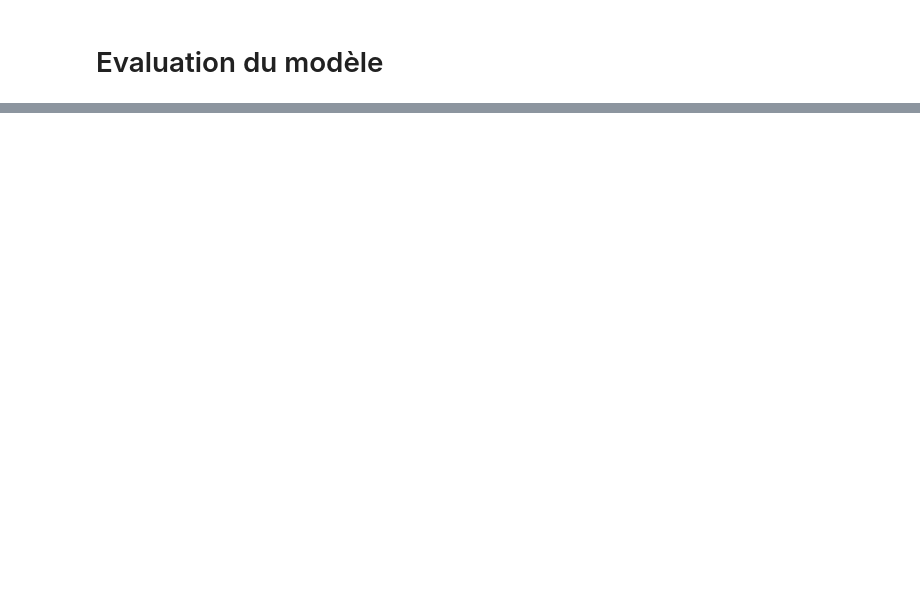
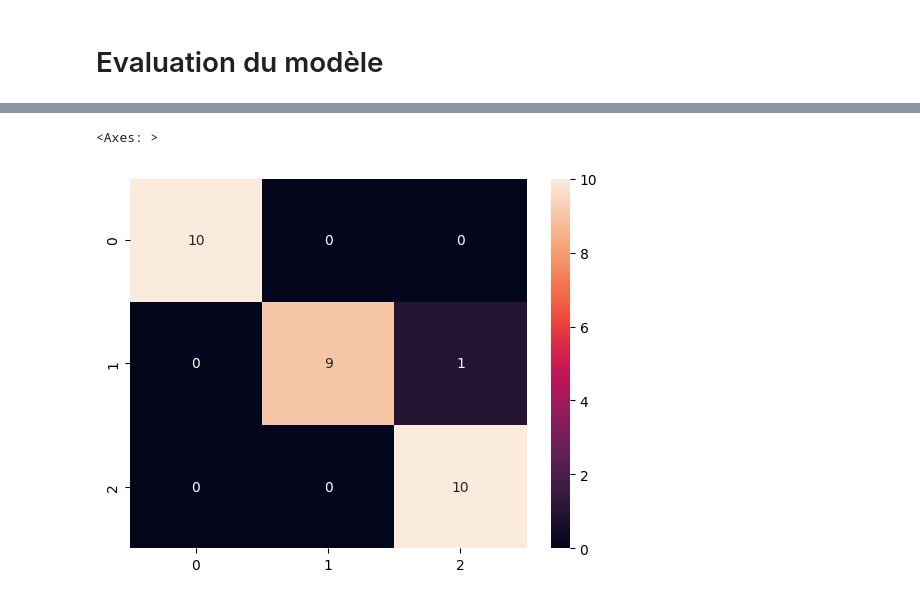
Before and after one commit to ClemBvn/git_github_exercice, a Jupyter notebook: iris.ipynb, the cells around one changed output, grey strips where cells are left out. Saved outputs shown, nothing was run; the diff lists cells and outputs as text; code cells hidden in the pictures; blank space fills up the shorter version.

```diff
--- a/iris.ipynb
+++ b/iris.ipynb
@@ -122,0 +166,7 @@ decision_tree.fit(X_train, y_train)
+# %%
+# Matrice de confusion sur le jeu de test
+cm_train = confusion_matrix(y_test, y_pred_test)
+sns.heatmap(cm_train, annot=True)
+# %% [output]
+<Axes: >
+[figure, added]
```
Also changed, not shown: parts of 7 cells of this notebook.
